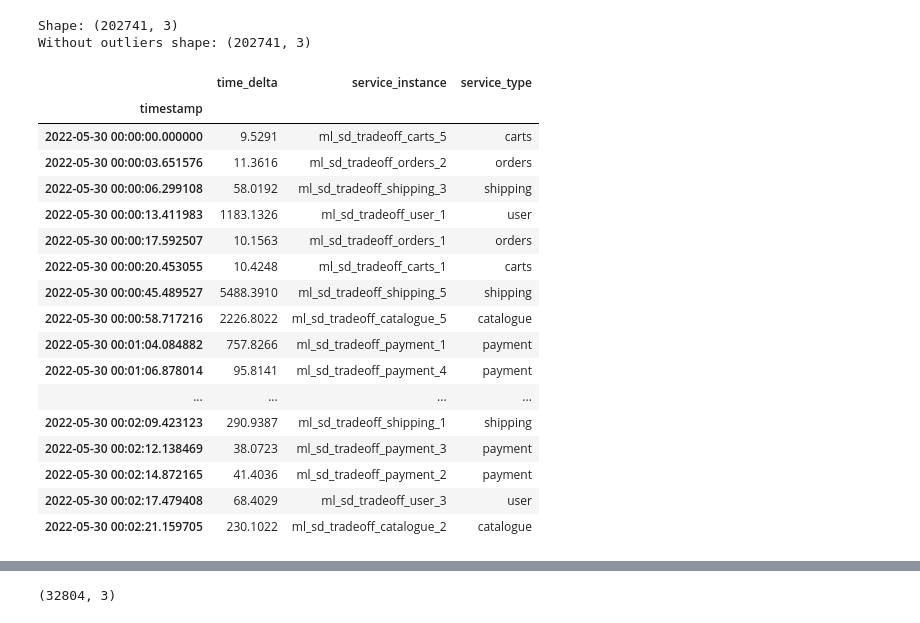
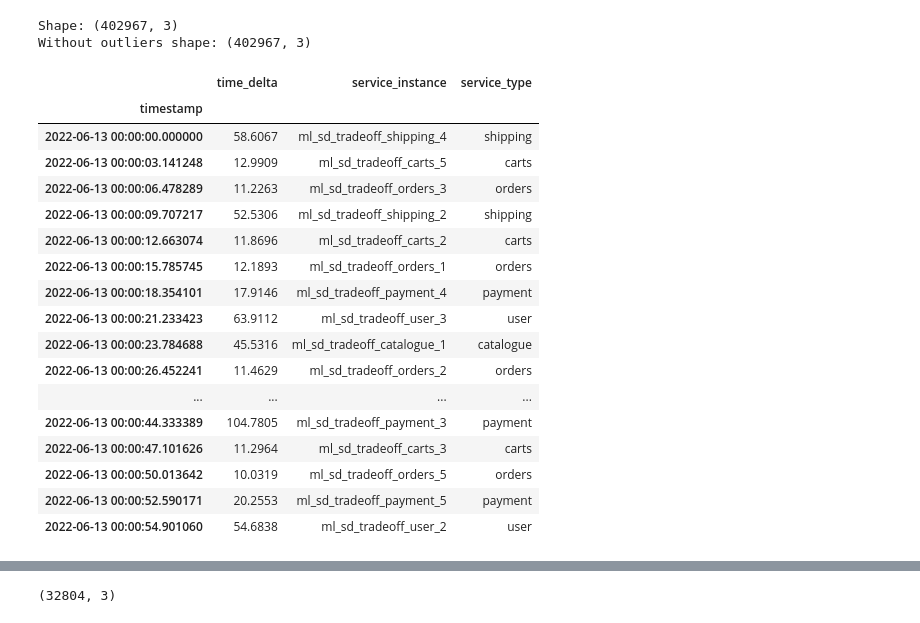
Before and after one commit to karthikv1392/ML_SD_Tradeoff, a Jupyter notebook: notebooks/rt_timeseries_training.ipynb, the cells around one changed output, grey strips where cells are left out. Saved outputs shown, nothing was run; the diff lists cells and outputs as text; code cells hidden in the pictures.

```diff
--- a/notebooks/rt_timeseries_training.ipynb
+++ b/notebooks/rt_timeseries_training.ipynb
@@ -69,43 +72,43 @@ def series_to_supervised(data, n_in=1, n_out=1, dropnan=True):
         agg.dropna(inplace=True)
     return agg
 # %%
-ids = np.arange(86,93)
+ids = np.arange(101,114+1)
 
 
 df = load_workloads(ids)
 df.set_index(pd.to_datetime(df['timestamp']), inplace=True)
 df.drop('timestamp', axis=1, inplace=True)
 df['time_delta'] = df['time_delta']*1000*100
 
 
 # OUTLIERS ELIMINATION WITH Z-VALUE
 # The z-value (standard score) gives you an idea of how far from the mean a data point is.
 # But more technically it’s a measure of how many standard deviations below or above the population
 # mean a raw score is.
 print(f"Shape: {df.shape}")
-# df = df[(np.abs(stats.zscore(df['time_delta'])) < 2)]
+# df = df[(np.abs(stats.zscore(df['time_delta'])) < 3)]
 print(f"Without outliers shape: {df.shape}")
 df.head(20)
 # %% [output]
-Shape: (202741, 3)
-Without outliers shape: (202741, 3)
+Shape: (402967, 3)
+Without outliers shape: (402967, 3)
 |  | time_delta | service_instance | service_type |
 | timestamp |  |  |  |
-| 2022-05-30 00:00:00.000000 | 9.5291 | ml_sd_tradeoff_carts_5 | carts |
-| 2022-05-30 00:00:03.651576 | 11.3616 | ml_sd_tradeoff_orders_2 | orders |
-| 2022-05-30 00:00:06.299108 | 58.0192 | ml_sd_tradeoff_shipping_3 | shipping |
-| 2022-05-30 00:00:13.411983 | 1183.1326 | ml_sd_tradeoff_user_1 | user |
-| 2022-05-30 00:00:17.592507 | 10.1563 | ml_sd_tradeoff_orders_1 | orders |
-| 2022-05-30 00:00:20.453055 | 10.4248 | ml_sd_tradeoff_carts_1 | carts |
-| 2022-05-30 00:00:45.489527 | 5488.3910 | ml_sd_tradeoff_shipping_5 | shipping |
-| 2022-05-30 00:00:58.717216 | 2226.8022 | ml_sd_tradeoff_catalogue_5 | catalogue |
-| 2022-05-30 00:01:04.084882 | 757.8266 | ml_sd_tradeoff_payment_1 | payment |
-| 2022-05-30 00:01:06.878014 | 95.8141 | ml_sd_tradeoff_payment_4 | payment |
+| 2022-06-13 00:00:00.000000 | 58.6067 | ml_sd_tradeoff_shipping_4 | shipping |
+| 2022-06-13 00:00:03.141248 | 12.9909 | ml_sd_tradeoff_carts_5 | carts |
+| 2022-06-13 00:00:06.478289 | 11.2263 | ml_sd_tradeoff_orders_3 | orders |
+| 2022-06-13 00:00:09.707217 | 52.5306 | ml_sd_tradeoff_shipping_2 | shipping |
+| 2022-06-13 00:00:12.663074 | 11.8696 | ml_sd_tradeoff_carts_2 | carts |
+| 2022-06-13 00:00:15.785745 | 12.1893 | ml_sd_tradeoff_orders_1 | orders |
+| 2022-06-13 00:00:18.354101 | 17.9146 | ml_sd_tradeoff_payment_4 | payment |
+| 2022-06-13 00:00:21.233423 | 63.9112 | ml_sd_tradeoff_user_3 | user |
+| 2022-06-13 00:00:23.784688 | 45.5316 | ml_sd_tradeoff_catalogue_1 | catalogue |
+| 2022-06-13 00:00:26.452241 | 11.4629 | ml_sd_tradeoff_orders_2 | orders |
 | ... | ... | ... | ... |
-| 2022-05-30 00:02:09.423123 | 290.9387 | ml_sd_tradeoff_shipping_1 | shipping |
-| 2022-05-30 00:02:12.138469 | 38.0723 | ml_sd_tradeoff_payment_3 | payment |
-| 2022-05-30 00:02:14.872165 | 41.4036 | ml_sd_tradeoff_payment_2 | payment |
-| 2022-05-30 00:02:17.479408 | 68.4029 | ml_sd_tradeoff_user_3 | user |
-| 2022-05-30 00:02:21.159705 | 230.1022 | ml_sd_tradeoff_catalogue_2 | catalogue |
+| 2022-06-13 00:00:44.333389 | 104.7805 | ml_sd_tradeoff_payment_3 | payment |
+| 2022-06-13 00:00:47.101626 | 11.2964 | ml_sd_tradeoff_carts_3 | carts |
+| 2022-06-13 00:00:50.013642 | 10.0319 | ml_sd_tradeoff_orders_5 | orders |
+| 2022-06-13 00:00:52.590171 | 20.2553 | ml_sd_tradeoff_payment_5 | payment |
+| 2022-06-13 00:00:54.901060 | 54.6838 | ml_sd_tradeoff_user_2 | user |
 # %%
 # store
```
Also changed, not shown: parts of 3 cells of this notebook, 18 other files.
